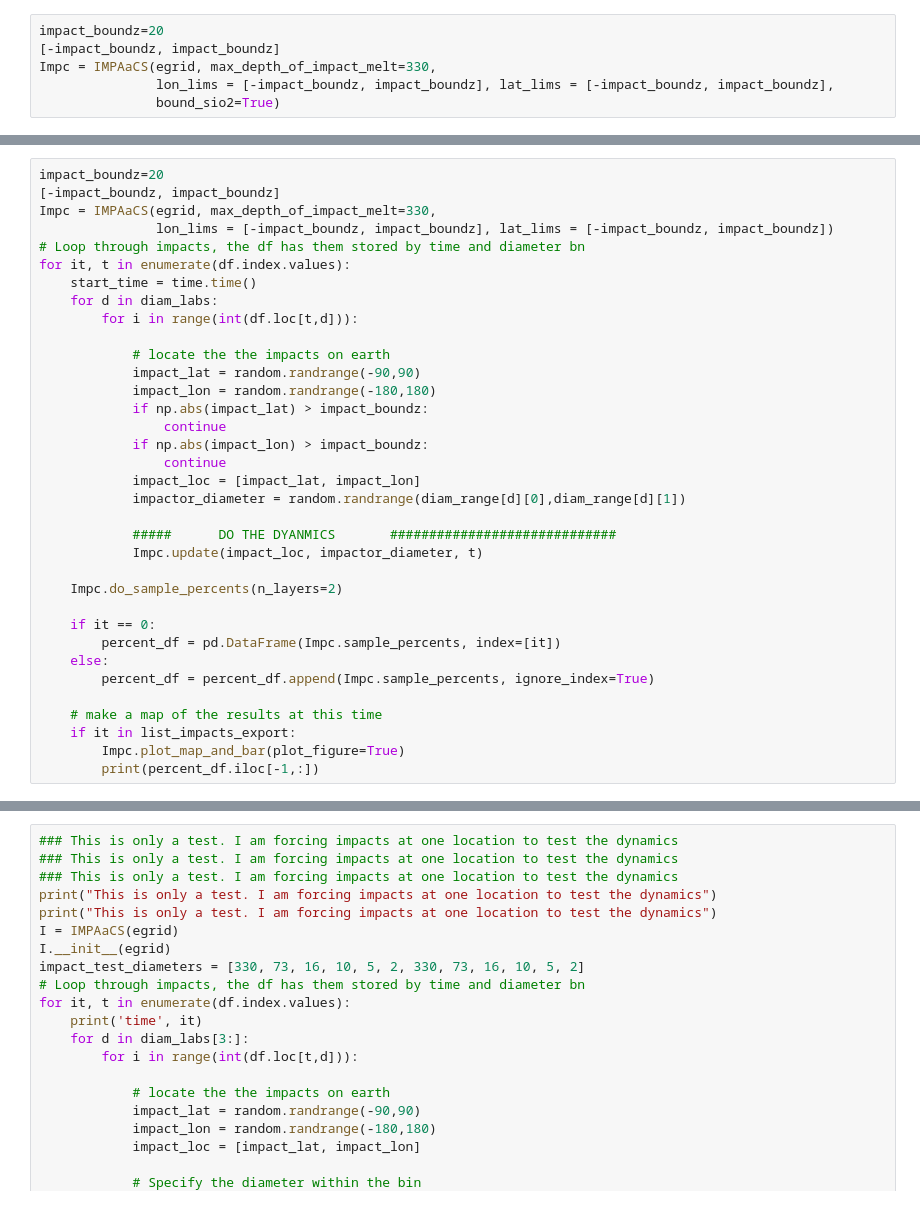
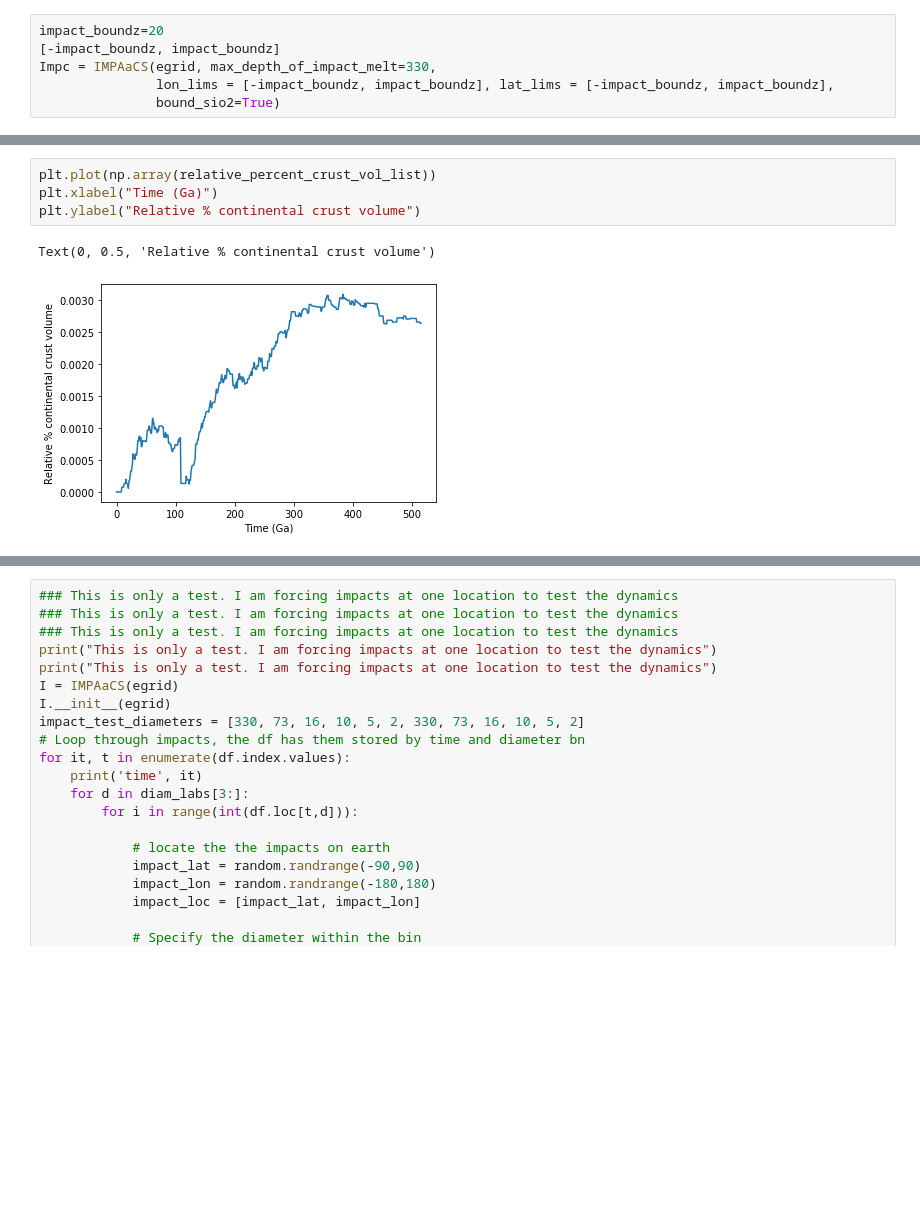
Before and after one commit to DualEarth/IMPaCS, a Jupyter notebook: impacts_prototype_with_test_case.ipynb, the cells around one changed output, grey strips where cells are left out. Saved outputs shown, nothing was run; the diff lists cells and outputs as text; blank space fills up the shorter version.

```diff
--- a/impacts_prototype_with_test_case.ipynb
+++ b/impacts_prototype_with_test_case.ipynb
@@ -256,38 +327,10 @@ plt.plot(relative_percent_crust_vol_list)
-# %%
-impact_boundz=20
-[-impact_boundz, impact_boundz]
-Impc = IMPAaCS(egrid, max_depth_of_impact_melt=330,
-               lon_lims = [-impact_boundz, impact_boundz], lat_lims = [-impact_boundz, impact_boundz])
-# Loop through impacts, the df has them stored by time and diameter bn
-for it, t in enumerate(df.index.values):
-    start_time = time.time()
-    for d in diam_labs:
-        for i in range(int(df.loc[t,d])):
-
-            # locate the the impacts on earth
-            impact_lat = random.randrange(-90,90)
-            impact_lon = random.randrange(-180,180)
-            if np.abs(impact_lat) > impact_boundz:
-                continue
-            if np.abs(impact_lon) > impact_boundz:
-                continue
-            impact_loc = [impact_lat, impact_lon]
-            impactor_diameter = random.randrange(diam_range[d][0],diam_range[d][1])
-
-            #####      DO THE DYANMICS       #############################
-            Impc.update(impact_loc, impactor_diameter, t)
-
-    Impc.do_sample_percents(n_layers=2)
-
-    if it == 0:
-        percent_df = pd.DataFrame(Impc.sample_percents, index=[it])
-    else:
-        percent_df = percent_df.append(Impc.sample_percents, ignore_index=True)
-
-    # make a map of the results at this time
-    if it in list_impacts_export:
-        Impc.plot_map_and_bar(plot_figure=True)
-        print(percent_df.iloc[-1,:])
+# %%
+plt.plot(np.array(relative_percent_crust_vol_list))
+plt.xlabel("Time (Ga)")
+plt.ylabel("Relative % continental crust volume")
+# %% [output]
+Text(0, 0.5, 'Relative % continental crust volume')
+[figure, added]
 # %%
 plt.plot(Impc.test_time, Impc.average_test_target_list)
 plt.plot(Impc.test_time, Impc.top_layer_at_test_cell)
```
Also changed, not shown: parts of 10 cells of this notebook.
